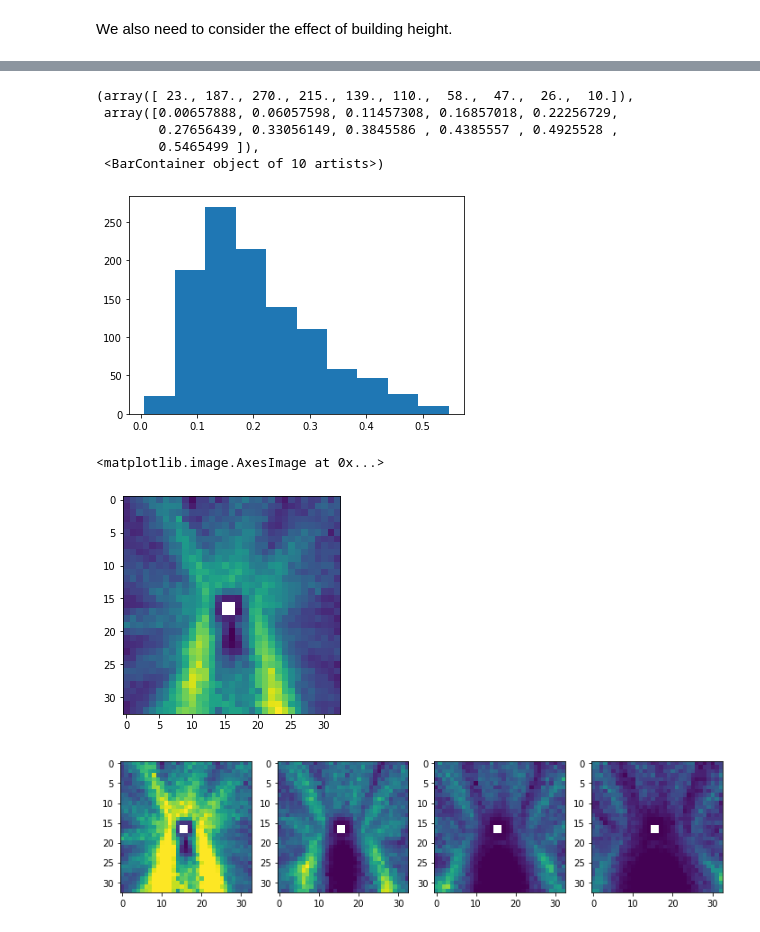
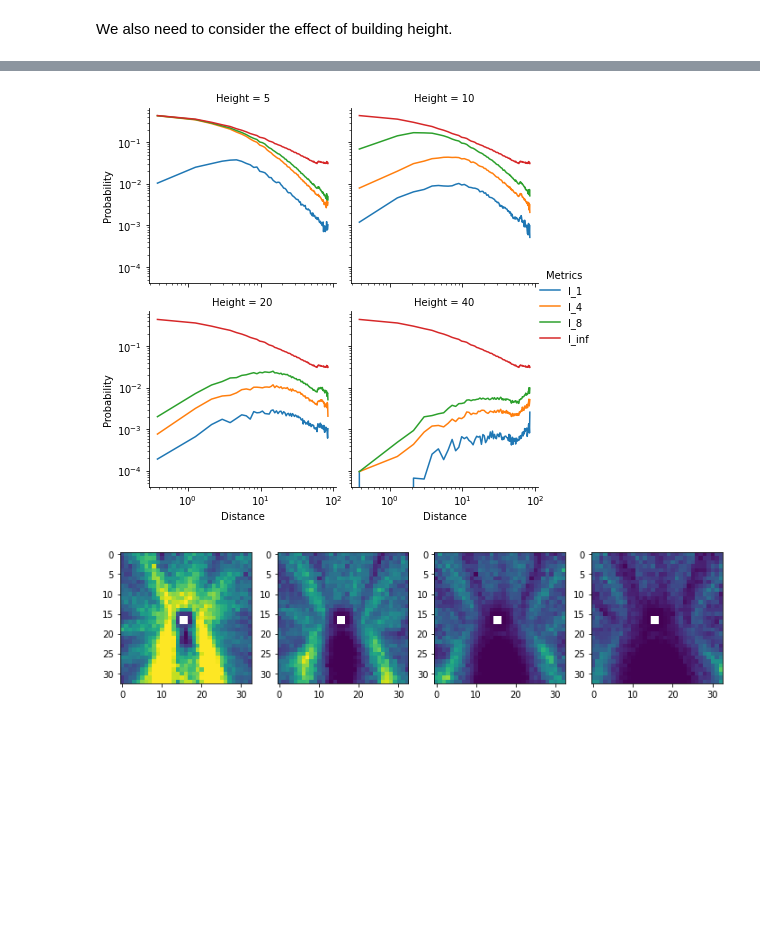
Before and after one commit to Indicative-Data-Science/samplesize, a Jupyter notebook: src/collection.ipynb, the cells around one changed output, grey strips where cells are left out. Saved outputs shown, nothing was run; the diff lists cells and outputs as text; code cells hidden in the pictures; blank space fills up the shorter version.

```diff
--- a/src/collection.ipynb
+++ b/src/collection.ipynb
@@ -224,3 +256,2 @@ We also need to consider the effect of building height.
 # %%
 from metrics import _indicator as indicator
-obs['i_4']=indicator(obs.z,10,4).astype('int')
@@ -297,17 +258,28 @@ i_4_rel_plot=collection.create_image(obs.x,obs.y,indicator(obs.z,10,4).astype('i
-# %%
-plt.hist(i_4_rel_plot.flatten())
-# %% [output]
-(array([ 23., 187., 270., 215., 139., 110.,  58.,  47.,  26.,  10.]),
- array([0.00657888, 0.06057598, 0.11457308, 0.16857018, 0.22256729,
-        0.27656439, 0.33056149, 0.3845586 , 0.4385557 , 0.4925528 ,
-        0.5465499 ]),
- <BarContainer object of 10 artists>)
-[figure, removed]
-# %%
-plt.imshow(i_4_rel_plot)
-# %% [output]
-<matplotlib.image.AxesImage at 0x...>
-[figure, removed]
+# %%
+cuts_=pd.cut(obs.d_building,100)
+# %%
+indicators = []
+for i,h in enumerate([5,10,20,40]):
+    for j,m in enumerate([1,4,8,np.inf]):
+        df=pd.DataFrame({'Height':h,'Metric':m, 'Distance': cuts_.cat.categories.mid, "Proportion": indicator(obs.z,h,m).astype('int').groupby(cuts_).mean()})
+        indicators.append(df)
+indicators=pd.concat([i.reset_index() for i in indicators])
+indicators.Height=indicators.Height.astype('category')
+indicators.Metric=indicators.Metric.astype('category')
+# %%
+g=sns.FacetGrid(indicators,col='Height',col_wrap=2,sharex=True,sharey=True,legend_out=True)
+g=g.map_dataframe(sns.lineplot,x='Distance',y='Proportion',hue='Metric').add_legend()
+g._legend.set_title('Metrics')
+new_labels = ['I_1', 'I_4','I_8', 'I_inf']
+for t, l in zip(g._legend.texts, new_labels): t.set_text(l)
+plt.xscale('log')
+plt.yscale('log')
+g.set_ylabels('Probability')
+g.set_xlabels('Distance')
+# plt.legend()
+plt.savefig('../figures/height_metrics.png')
+# %% [output]
+[figure, added]
 # %%
 fig,axes=plt.subplots(ncols=4,figsize=(12,4))
 for i,h in enumerate([10,20,30,40]):
```
Also changed, not shown: parts of 30 cells of this notebook.
